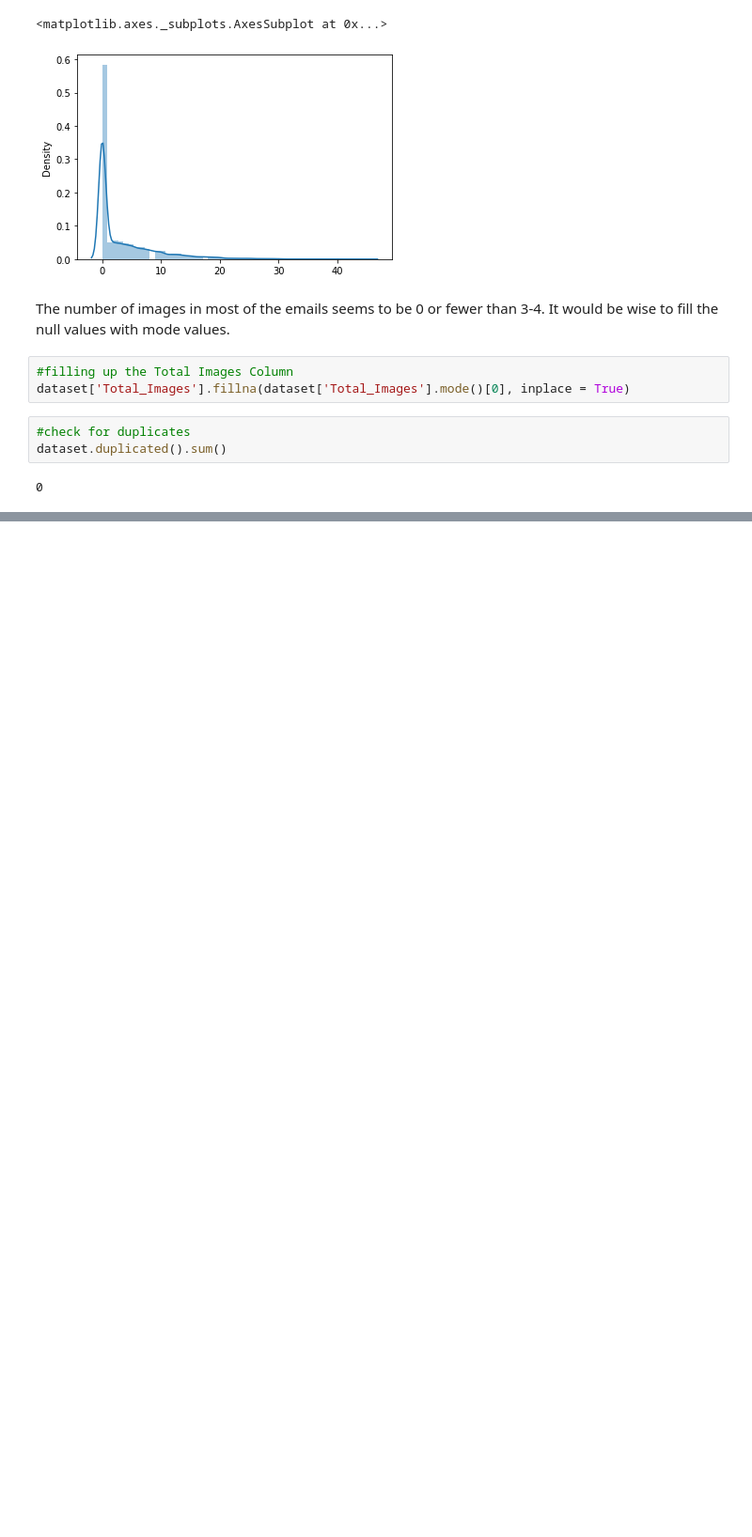
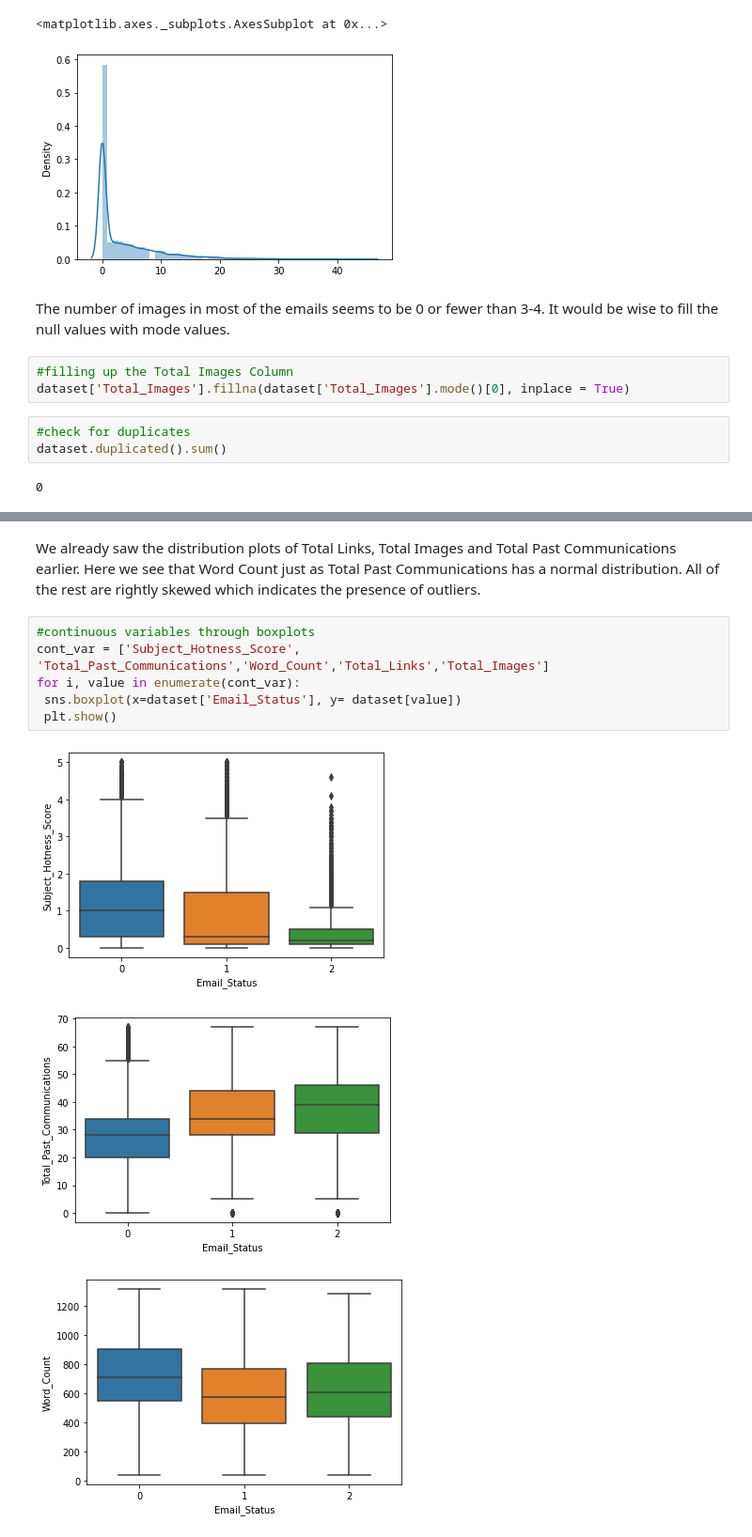
Before and after one commit to nishchay187/Capstone-Project---Email-Campaign-Effectiveness-Prediction, a Jupyter notebook: Email_Campaign_Effectiveness_Prediction_Nishchay_Kukreja.ipynb, the cells around one changed output, grey strips where cells are left out. Shown at 94% size. Saved outputs shown, nothing was run; the diff lists cells and outputs as text; blank space fills up the shorter version.

```diff
--- a/Email_Campaign_Effectiveness_Prediction_Nishchay_Kukreja.ipynb
+++ b/Email_Campaign_Effectiveness_Prediction_Nishchay_Kukreja.ipynb
@@ -178,0 +240,12 @@ dataset.duplicated().sum()
+# %% [markdown]
+We already saw the distribution plots of Total Links, Total Images and Total Past Communications earlier. Here we see that Word Count just as Total Past Communications has a normal distribution. All of the rest are rightly skewed which indicates the presence of outliers.
+# %%
+#continuous variables through boxplots
+cont_var = ['Subject_Hotness_Score', 'Total_Past_Communications','Word_Count','Total_Links','Total_Images']
+for i, value in enumerate(cont_var):
+ sns.boxplot(x=dataset['Email_Status'], y= dataset[value])
+ plt.show()
+# %% [output]
+[figure, added]
+[figure, added]
+[figure, added]
```
Also changed, not shown: parts of 10 cells of this notebook.
